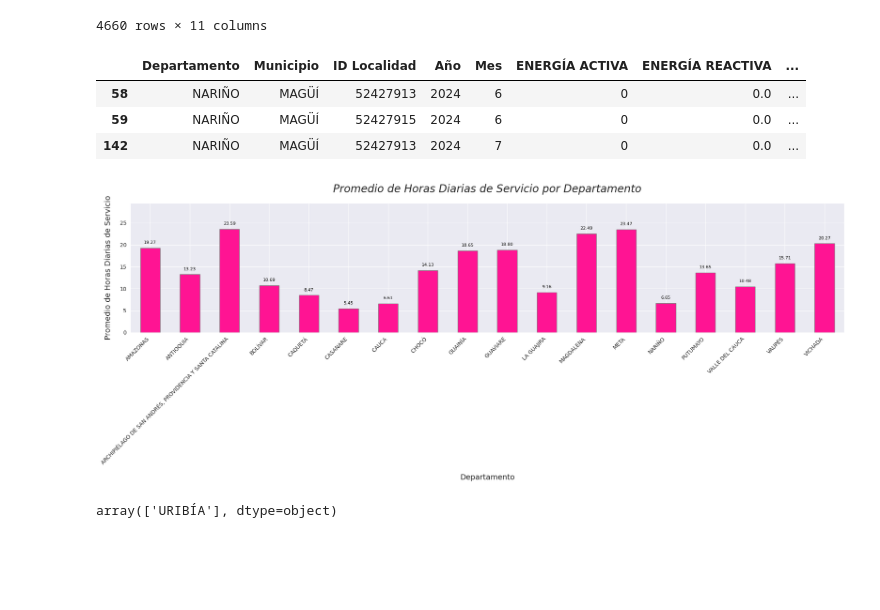
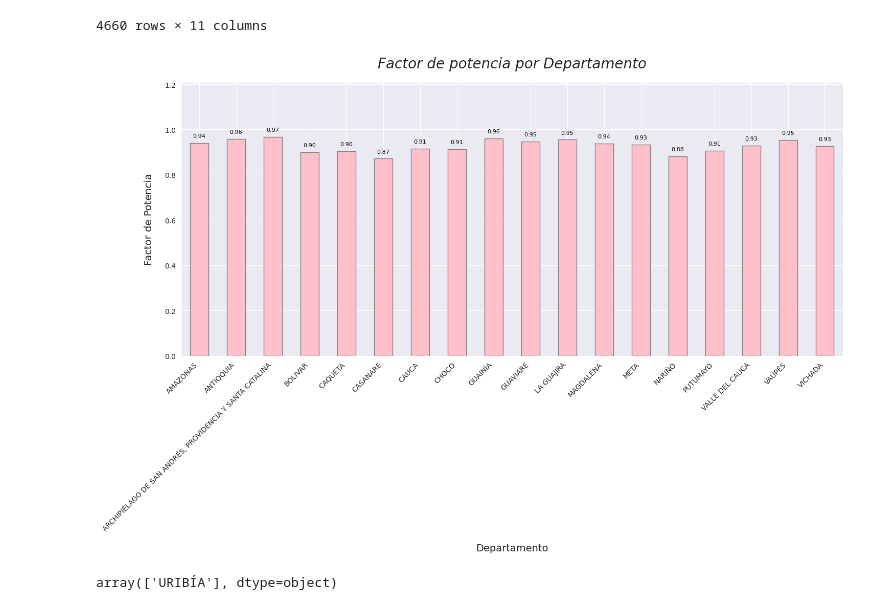
Before and after one commit to Will046-rA9/An-lisis-ZNI, a Jupyter notebook: ProyectoZNI (1).ipynb, the cells around one changed output. Drawn from its saved outputs; the diff is of its cells as text; code cells hidden in the pictures; blank space fills up the shorter version.

```diff
--- a/ProyectoZNI (1).ipynb
+++ b/ProyectoZNI (1).ipynb
@@ -501,0 +484,4 @@ df_ZNI
+# %%
+#Eliminamos los datos atipicos
+df_ZNI_hprom = df_ZNI_hprom[df_ZNI_hprom['Prom. Horas Diarias de Servicio'] <= 24]
+df_ZNI_hprom.count()
@@ -501,0 +511,2 @@ df_ZNI
+# %%
+df_ZNI_hprom.loc[(df_ZNI_hprom['Departamento']==0), 'Departamento'] = 'CAUCA'
@@ -501,0 +522,4 @@ df_ZNI
+# %%
+#eliminar el departamento nombrado '0', pues es un dato erroneo
+df_ZNI_hprom = df_ZNI_hprom[df_ZNI_hprom['Departamento'] != 0]
+df_ZNI_hprom.head(5)
@@ -501,0 +533,4 @@ df_ZNI
+# %%
+#Cambio el nombre de San Andres, para mejor visualización
+df_ZNI_hprom['Departamento'] = df_ZNI_hprom['Departamento'].replace('ARCHIPIÉLAGO DE SAN ANDRÉS, PROVIDENCIA Y SANTA CATALINA', 'SAN ANDRÉS, P & SC')
+df_ZNI_hprom['Departamento'].unique()
@@ -564,16 +701,10 @@ For example, when doing 'df[col].method(value, inplace=True)', try using 'df.met
 | 4658 | VICHADA | PUERTO CARREÑO | 99001000 | 2025 | 3 | 3125928 | 768017.0 | ... |
 | 4659 | VICHADA | CUMARIBO | 99773000 | 2025 | 3 | 426253 | 150920.0 | ... |
 4660 rows × 11 columns
-# %%
-# muestra los que tengan ENERGÍA ACTIVA 0.0
-df_ZNI[df_ZNI['ENERGÍA ACTIVA'] == 0.0].head(3)
-# %% [output]
-|  | Departamento | Municipio | ID Localidad | Año | Mes | ENERGÍA ACTIVA | ENERGÍA REACTIVA | ... |
-| 58 | NARIÑO | MAGÜÍ | 52427913 | 2024 | 6 | 0 | 0.0 | ... |
-| 59 | NARIÑO | MAGÜÍ | 52427915 | 2024 | 6 | 0 | 0.0 | ... |
-| 142 | NARIÑO | MAGÜÍ | 52427913 | 2024 | 7 | 0 | 0.0 | ... |
 # %%
-prom_PB_departamento = df_ZNI.groupby(['Departamento'])['Prom. Horas Diarias de Servicio'].mean()
+# Probar factor de potencia por departamento  (No aporta demasiada información)
+
+prom_PB_departamento = df_ZNI.groupby(['Departamento'])['PB'].mean()
 
 #plt.rcParams['font.family'] = 'sans-serif' # Puedes probar 'serif', 'monospace', 'fantasy', 'cursive'
 
@@ -581,14 +712,14 @@ sns.set_style("darkgrid")
 # Crea el gráfico de barras
 ax =prom_PB_departamento.plot(
     kind='bar',
-    figsize=(20, 8),  # Ajusta el tamaño para mejor visualización
-    color='deeppink',  # Cambia el color de las barras
+    figsize=(15, 10),  # Ajusta el tamaño para mejor visualización
+    color='pink',  # Cambia el color de las barras
     edgecolor='grey' # Añade un borde a las barras
 )
 
 # Añade un título descriptivo
 ax.set_title(
-    'Promedio de Horas Diarias de Servicio por Departamento',
+    'Factor de potencia por Departamento',
     fontsize=20,
     style= 'oblique',
     pad=20  # Espacio entre el título y el gráfico
@@ -601,7 +732,7 @@ ax.set_xlabel(
     labelpad=15 # Espacio entre la etiqueta y el eje
 )
 ax.set_ylabel(
-    'Promedio de Horas Diarias de Servicio',
+    'Factor de Potencia',
     fontsize=14,
     labelpad=15
 )
@@ -610,34 +741,34 @@ ax.set_ylabel(
 plt.xticks(
     rotation=45,  # Rota las etiquetas para mejor legibilidad
     ha='right',   # Alinea el texto a la derecha
     fontsize=10
 )
 
 # Ajusta las etiquetas del eje Y
 plt.yticks(fontsize=10)
 
 ax.set_ylim(0, prom_PB_departamento.max() * 1.25)
 
 # Muestra el valor exacto encima de cada barra (opcional pero muy útil)
 for p in ax.patches:
     ax.annotate(
         f'{p.get_height():.2f}',  # Formatea a dos decimales
         (p.get_x() + p.get_width() / 2., p.get_height()),
         ha='center',
         va='center',
         xytext=(0, 10),  # Desplaza el texto 10 puntos hacia arriba
         textcoords='offset points',
         fontsize=8,
         color='black'
     )
 
 # Asegura que todos los elementos se ajusten dentro de la figura
 plt.tight_layout()
 
 # Muestra el gráfico
 plt.show()
 # %% [output]
-[figure, old version]
+[figure, new version]
 # %%
 # Crea un dataset que en base a df_ZNI, deje solo lo de los municipios del chocó
 df_ZNI_chocó = df_ZNI[df_ZNI['Departamento'] == 'LA GUAJIRA']
```
Also changed, not shown: parts of 38 cells of this notebook.
